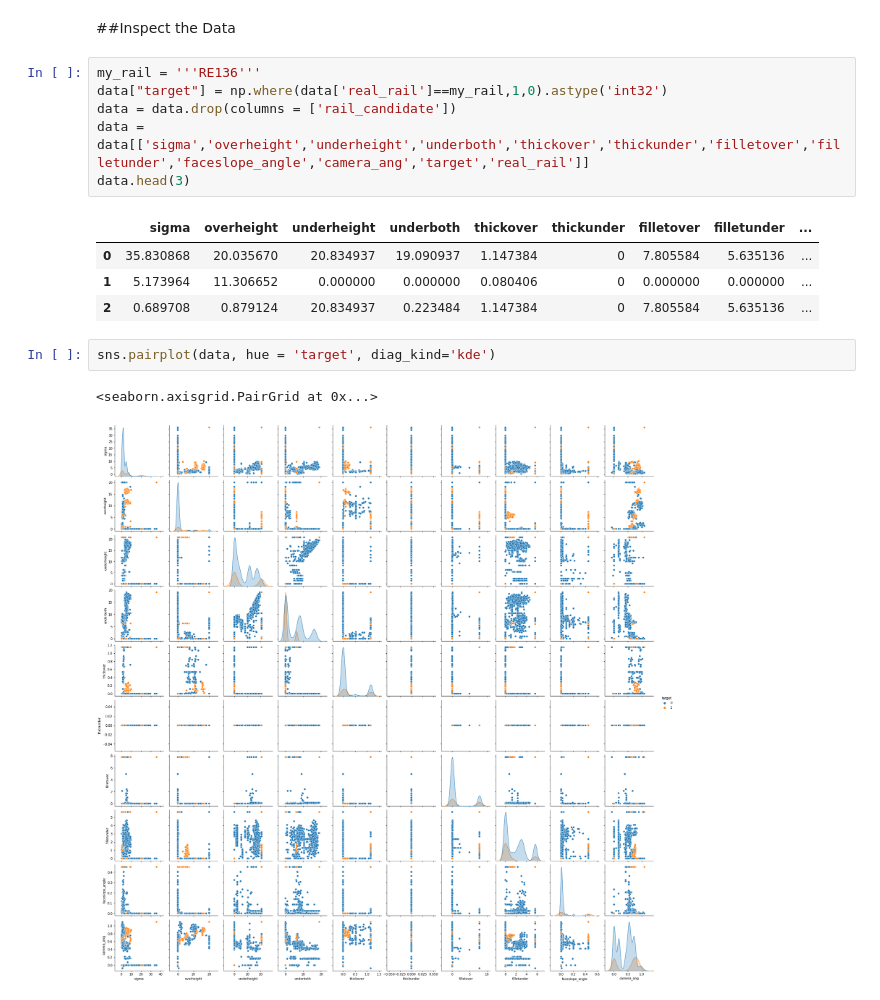
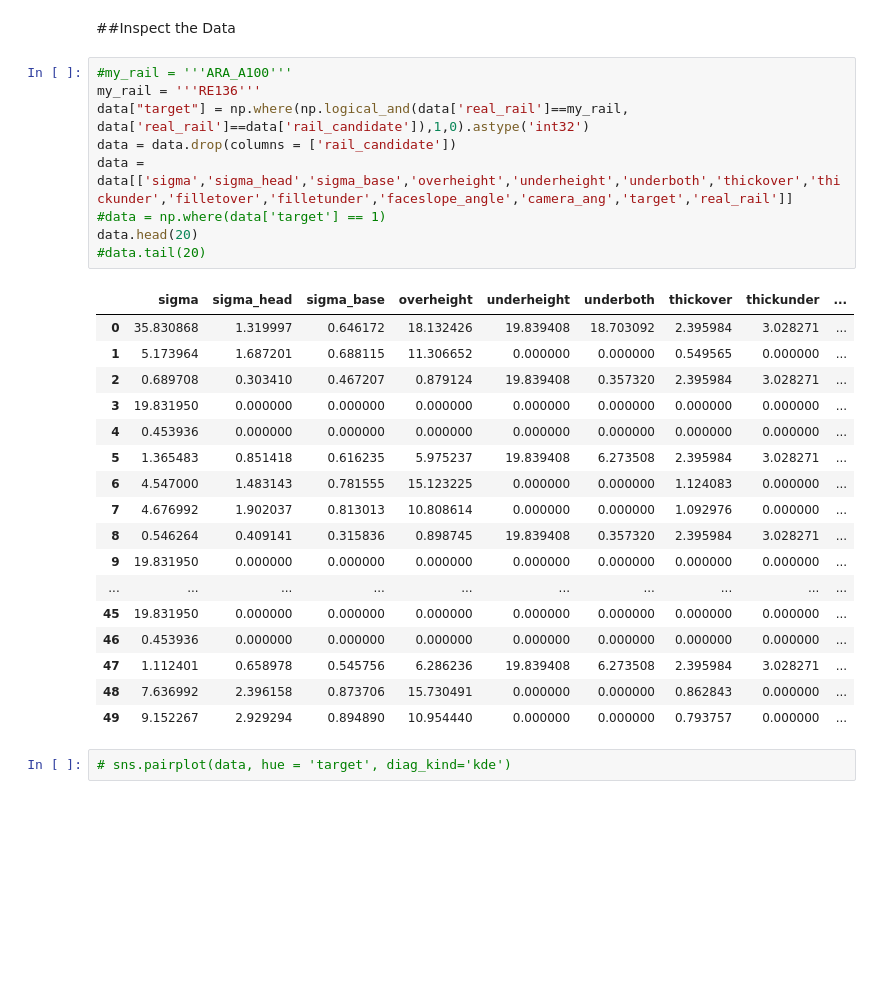
Before and after one commit to imarkhvida/Rail_Recognition, a Jupyter notebook: LogReg_Python_Rail_Recognition_12_features.ipynb, the cells around one changed output. Cells and saved outputs as stored; diff of their text form; blank space fills up the shorter version.

```diff
--- a/LogReg_Python_Rail_Recognition_12_features.ipynb
+++ b/LogReg_Python_Rail_Recognition_12_features.ipynb
@@ -55,21 +51,34 @@ Data columns (total 14 columns):
 # %% [markdown]
 ##Inspect the Data
 # %%
+#my_rail = '''ARA_A100'''
 my_rail = '''RE136'''
-data["target"] = np.where(data['real_rail']==my_rail,1,0).astype('int32')
+data["target"] = np.where(np.logical_and(data['real_rail']==my_rail, data['real_rail']==data['rail_candidate']),1,0).astype('int32')
 data = data.drop(columns = ['rail_candidate'])
-data = data[['sigma','overheight','underheight','underboth','thickover','thickunder','filletover','filletunder','faceslope_angle','camera_ang','target','real_rail']]
-data.head(3)
+data = data[['sigma','sigma_head','sigma_base','overheight','underheight','underboth','thickover','thickunder','filletover','filletunder','faceslope_angle','camera_ang','target','real_rail']]
+#data = np.where(data['target'] == 1)
+data.head(20)
+#data.tail(20)
 # %% [output]
-|  | sigma | overheight | underheight | underboth | thickover | thickunder | filletover | filletunder | ... |
-| 0 | 35.830868 | 20.035670 | 20.834937 | 19.090937 | 1.147384 | 0 | 7.805584 | 5.635136 | ... |
-| 1 | 5.173964 | 11.306652 | 0.000000 | 0.000000 | 0.080406 | 0 | 0.000000 | 0.000000 | ... |
-| 2 | 0.689708 | 0.879124 | 20.834937 | 0.223484 | 1.147384 | 0 | 7.805584 | 5.635136 | ... |
+|  | sigma | sigma_head | sigma_base | overheight | underheight | underboth | thickover | thickunder | ... |
+| 0 | 35.830868 | 1.319997 | 0.646172 | 18.132426 | 19.839408 | 18.703092 | 2.395984 | 3.028271 | ... |
+| 1 | 5.173964 | 1.687201 | 0.688115 | 11.306652 | 0.000000 | 0.000000 | 0.549565 | 0.000000 | ... |
+| 2 | 0.689708 | 0.303410 | 0.467207 | 0.879124 | 19.839408 | 0.357320 | 2.395984 | 3.028271 | ... |
+| 3 | 19.831950 | 0.000000 | 0.000000 | 0.000000 | 0.000000 | 0.000000 | 0.000000 | 0.000000 | ... |
+| 4 | 0.453936 | 0.000000 | 0.000000 | 0.000000 | 0.000000 | 0.000000 | 0.000000 | 0.000000 | ... |
+| 5 | 1.365483 | 0.851418 | 0.616235 | 5.975237 | 19.839408 | 6.273508 | 2.395984 | 3.028271 | ... |
+| 6 | 4.547000 | 1.483143 | 0.781555 | 15.123225 | 0.000000 | 0.000000 | 1.124083 | 0.000000 | ... |
+| 7 | 4.676992 | 1.902037 | 0.813013 | 10.808614 | 0.000000 | 0.000000 | 1.092976 | 0.000000 | ... |
+| 8 | 0.546264 | 0.409141 | 0.315836 | 0.898745 | 19.839408 | 0.357320 | 2.395984 | 3.028271 | ... |
+| 9 | 19.831950 | 0.000000 | 0.000000 | 0.000000 | 0.000000 | 0.000000 | 0.000000 | 0.000000 | ... |
+| ... | ... | ... | ... | ... | ... | ... | ... | ... | ... |
+| 45 | 19.831950 | 0.000000 | 0.000000 | 0.000000 | 0.000000 | 0.000000 | 0.000000 | 0.000000 | ... |
+| 46 | 0.453936 | 0.000000 | 0.000000 | 0.000000 | 0.000000 | 0.000000 | 0.000000 | 0.000000 | ... |
+| 47 | 1.112401 | 0.658978 | 0.545756 | 6.286236 | 19.839408 | 6.273508 | 2.395984 | 3.028271 | ... |
+| 48 | 7.636992 | 2.396158 | 0.873706 | 15.730491 | 0.000000 | 0.000000 | 0.862843 | 0.000000 | ... |
+| 49 | 9.152267 | 2.929294 | 0.894890 | 10.954440 | 0.000000 | 0.000000 | 0.793757 | 0.000000 | ... |
 # %%
-sns.pairplot(data, hue = 'target', diag_kind='kde')
+# sns.pairplot(data, hue = 'target', diag_kind='kde')
-# %% [output]
-<seaborn.axisgrid.PairGrid at 0x...>
-[figure, removed]
 # %%
  # X class 'pandas.core.frame.DataFrame' = feature values, all the columns except the last 2 columns.
 
```
Also changed, not shown: parts of 5 cells of this notebook.
